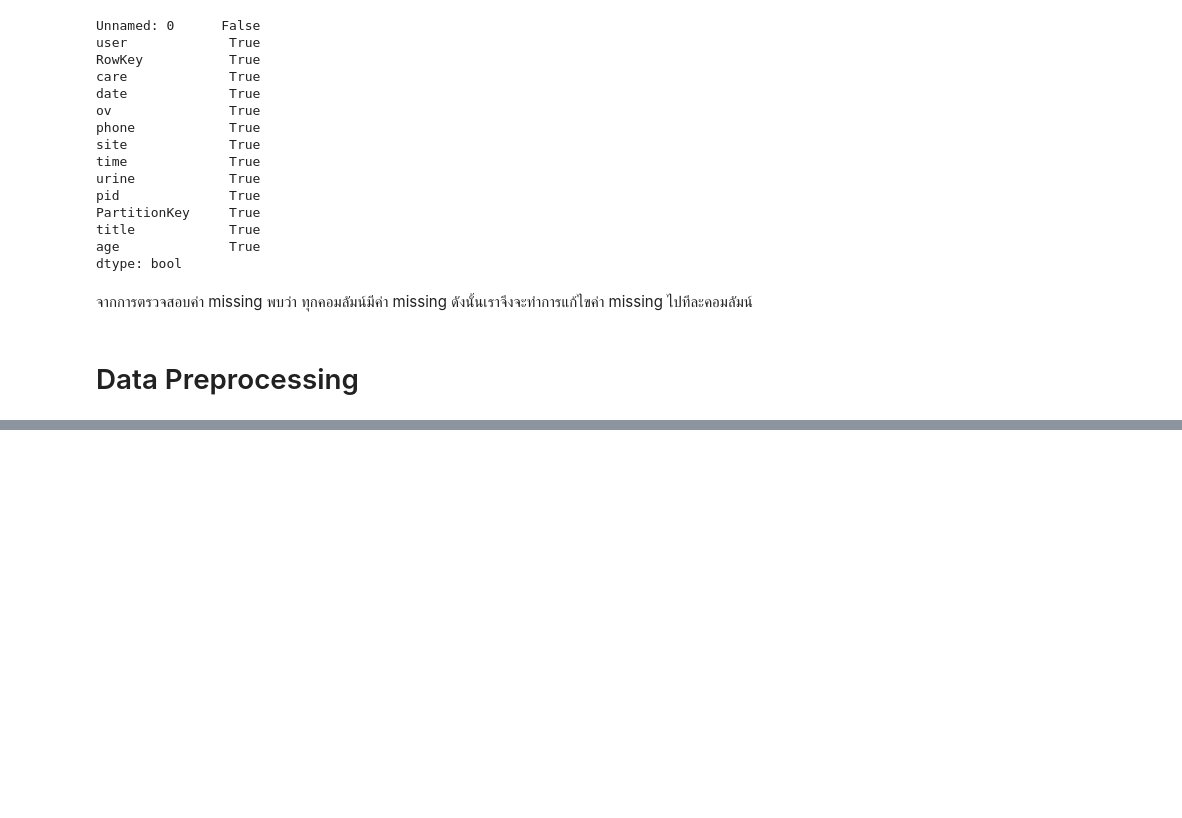
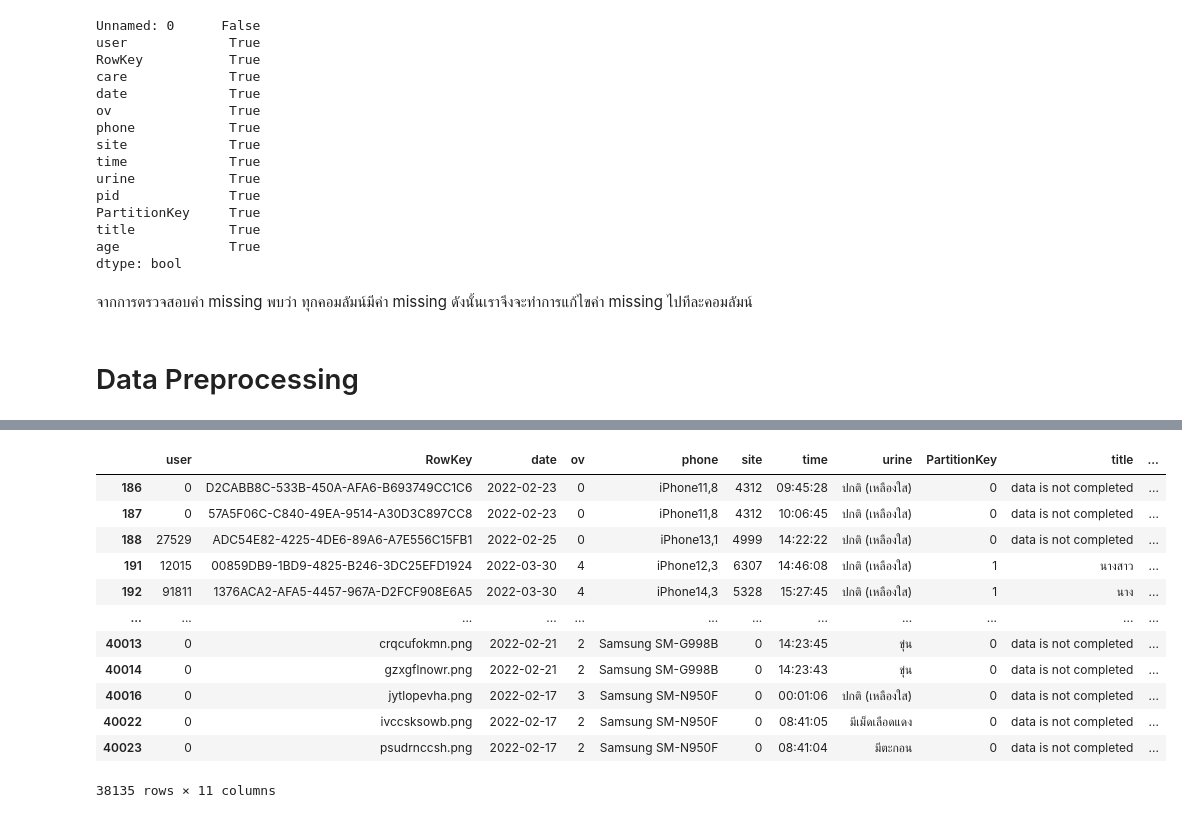
Before and after one commit to Jittiya/data_viz_2022, a Jupyter notebook: Final_DataViz.ipynb, the cells around one changed output, grey strips where cells are left out. Drawn from its saved outputs; the diff is of its cells as text; code cells hidden in the pictures; blank space fills up the shorter version.

```diff
--- a/Final_DataViz.ipynb
+++ b/Final_DataViz.ipynb
@@ -91,0 +134,6 @@ dtype: bool
+# %%
+data_drop['user'] = pd.to_numeric(data_drop['user'], errors='coerce')
+data_drop['site'] = pd.to_numeric(data_drop['site'], errors='coerce')
+data_drop['ov'] = pd.to_numeric(data_drop['ov'], errors='coerce')
+data_drop['PartitionKey'] = pd.to_numeric(data_drop['PartitionKey'], errors='coerce')
+data_drop['age'] = pd.to_numeric(data_drop['age'], errors='coerce')
@@ -91,0 +159,7 @@ dtype: bool
+# %%
+data_drop = data_drop.replace(np.nan, 0, regex=True)
+data_drop['user'] = data_drop['user'].astype(int)
+data_drop['site'] = data_drop['site'].astype(int)
+data_drop['ov'] = data_drop['ov'].astype(int)
+data_drop['PartitionKey'] = data_drop['PartitionKey'].astype(int)
+data_drop['age'] = data_drop['age'].astype(int)
@@ -91,0 +198,16 @@ dtype: bool
+# %%
+data_drop
+# %% [output]
+|  | user | RowKey | date | ov | phone | site | time | urine | PartitionKey | title | ... |
+| 186 | 0 | D2CABB8C-533B-450A-AFA6-B693749CC1C6 | 2022-02-23 | 0 | iPhone11,8 | 4312 | 09:45:28 | ปกติ (เหลืองใส) | 0 | data is not completed | ... |
+| 187 | 0 | 57A5F06C-C840-49EA-9514-A30D3C897CC8 | 2022-02-23 | 0 | iPhone11,8 | 4312 | 10:06:45 | ปกติ (เหลืองใส) | 0 | data is not completed | ... |
+| 188 | 27529 | ADC54E82-4225-4DE6-89A6-A7E556C15FB1 | 2022-02-25 | 0 | iPhone13,1 | 4999 | 14:22:22 | ปกติ (เหลืองใส) | 0 | data is not completed | ... |
+| 191 | 12015 | 00859DB9-1BD9-4825-B246-3DC25EFD1924 | 2022-03-30 | 4 | iPhone12,3 | 6307 | 14:46:08 | ปกติ (เหลืองใส) | 1 | นางสาว | ... |
+| 192 | 91811 | 1376ACA2-AFA5-4457-967A-D2FCF908E6A5 | 2022-03-30 | 4 | iPhone14,3 | 5328 | 15:27:45 | ปกติ (เหลืองใส) | 1 | นาง | ... |
+| ... | ... | ... | ... | ... | ... | ... | ... | ... | ... | ... | ... |
+| 40013 | 0 | crqcufokmn.png | 2022-02-21 | 2 | Samsung SM-G998B | 0 | 14:23:45 | ขุ่น | 0 | data is not completed | ... |
+| 40014 | 0 | gzxgflnowr.png | 2022-02-21 | 2 | Samsung SM-G998B | 0 | 14:23:43 | ขุ่น | 0 | data is not completed | ... |
+| 40016 | 0 | jytlopevha.png | 2022-02-17 | 3 | Samsung SM-N950F | 0 | 00:01:06 | ปกติ (เหลืองใส) | 0 | data is not completed | ... |
+| 40022 | 0 | ivccsksowb.png | 2022-02-17 | 2 | Samsung SM-N950F | 0 | 08:41:05 | มีเม็ดเลือดแดง | 0 | data is not completed | ... |
+| 40023 | 0 | psudrnccsh.png | 2022-02-17 | 2 | Samsung SM-N950F | 0 | 08:41:04 | มีตะกอน | 0 | data is not completed | ... |
+38135 rows × 11 columns
```
Also changed, not shown: parts of 12 cells of this notebook.
